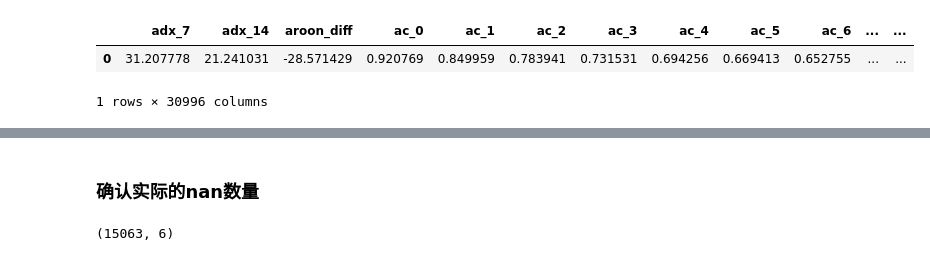
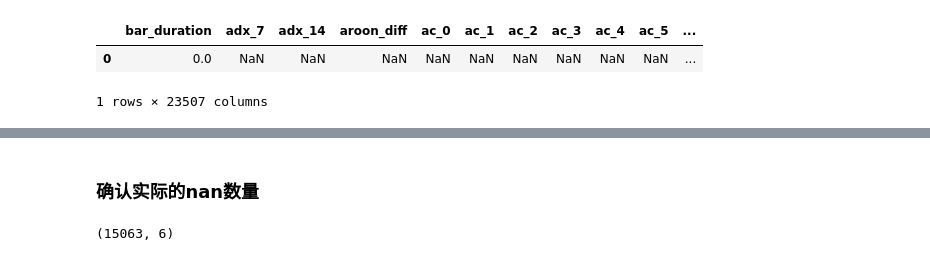
Before and after one commit to ArtiPyHeart/jesse-trade, a Jupyter notebook: 2. features.ipynb, the cells around one changed output, grey strips where cells are left out. Cells and saved outputs as stored; diff of their text form; code cells hidden in the pictures.

```diff
--- a/2. features.ipynb
+++ b/2. features.ipynb
@@ -8,7 +8,3 @@ candles.shape
-# %%
-from src.indicators.numpy_fracdiff.indicator import np_fracdiff
-
-res = np_fracdiff(candles, sequential=True)
 # %%
 from src.features.simple_feature_calculator import SimpleFeatureCalculator
 
@@ -16,28 +12,3 @@ feature_calculator = SimpleFeatureCalculator()
 feature_calculator.load(candles, sequential=False)
 feature_calculator_seq = SimpleFeatureCalculator()
 feature_calculator_seq.load(candles, sequential=True)
-# %%
-from src.features.simple_feature_calculator.buildin.feature_names import BUILDIN_FEATURES
-
-dt_feats = [f"{i}_dt" for i in BUILDIN_FEATURES]
-ddt_feats = [f"{i}_ddt" for i in BUILDIN_FEATURES]
-lag_feats = []
-for l in range(1, 21):
-    lags = [f"{f}_lag{l}" for f in BUILDIN_FEATURES]
-    lag_feats.extend(lags)
-dt_lag_feats = []
-for l in range(1, 21):
-    lags = [f"{f}_lag{l}" for f in dt_feats]
-    dt_lag_feats.extend(lags)
-ddt_lag_feats = []
-for l in range(1, 21):
-    lags = [f"{f}_lag{l}" for f in ddt_feats]
-    ddt_lag_feats.extend(lags)
-
-all_feats = BUILDIN_FEATURES + dt_feats + ddt_feats + lag_feats + dt_lag_feats + ddt_lag_feats
-
-features = {}
-
-for f in all_feats:
-    res = feature_calculator.get([f])
-    features = {**features, **res}
@@ -44,9 +55,18 @@ for f in all_feats:
+# %%
+from tqdm.auto import tqdm
+
+features = {}
+
+for f in tqdm(all_feats):
+    res = feature_calculator_seq.get([f])
+    assert len(res[f]) == len(candles), f"{f} length {len(res[f])} != {len(candles)}"
+    features = {**features, **res}
 # %%
 import pandas as pd
 
 df = pd.DataFrame(features)
-df
+df.head(1)
 # %% [output]
-|  | adx_7 | adx_14 | aroon_diff | ac_0 | ac_1 | ac_2 | ac_3 | ac_4 | ac_5 | ac_6 | ... | ... |
-| 0 | 31.207778 | 21.241031 | -28.571429 | 0.920769 | 0.849959 | 0.783941 | 0.731531 | 0.694256 | 0.669413 | 0.652755 | ... | ... |
+|  | bar_duration | adx_7 | adx_14 | aroon_diff | ac_0 | ac_1 | ac_2 | ac_3 | ac_4 | ac_5 | ... |
+| 0 | 0.0 | NaN | NaN | NaN | NaN | NaN | NaN | NaN | NaN | NaN | ... |
-1 rows × 30996 columns
+1 rows × 23507 columns
```
Also changed, not shown: parts of 14 cells of this notebook, 10 other files.
